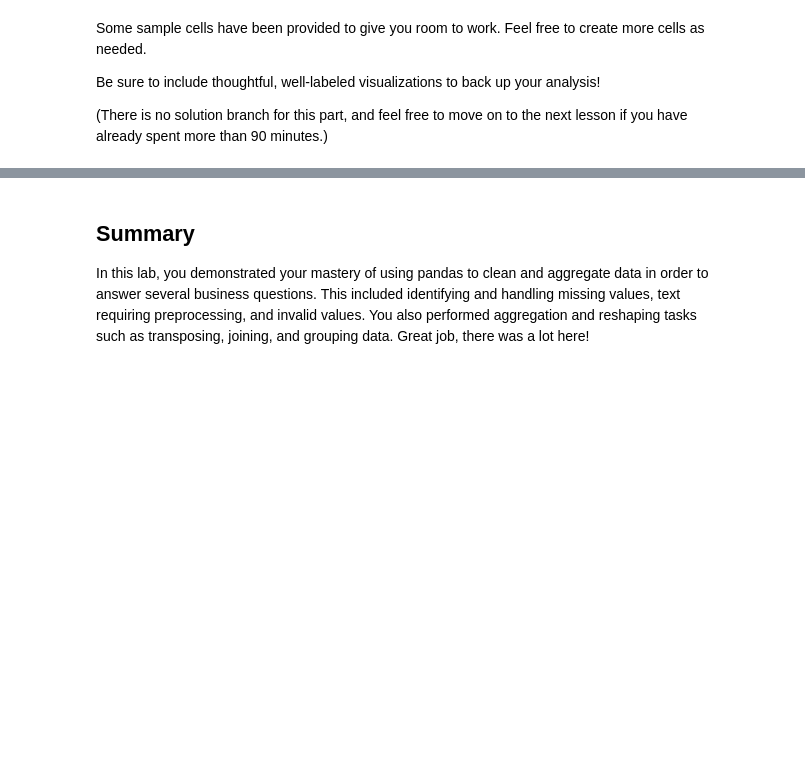
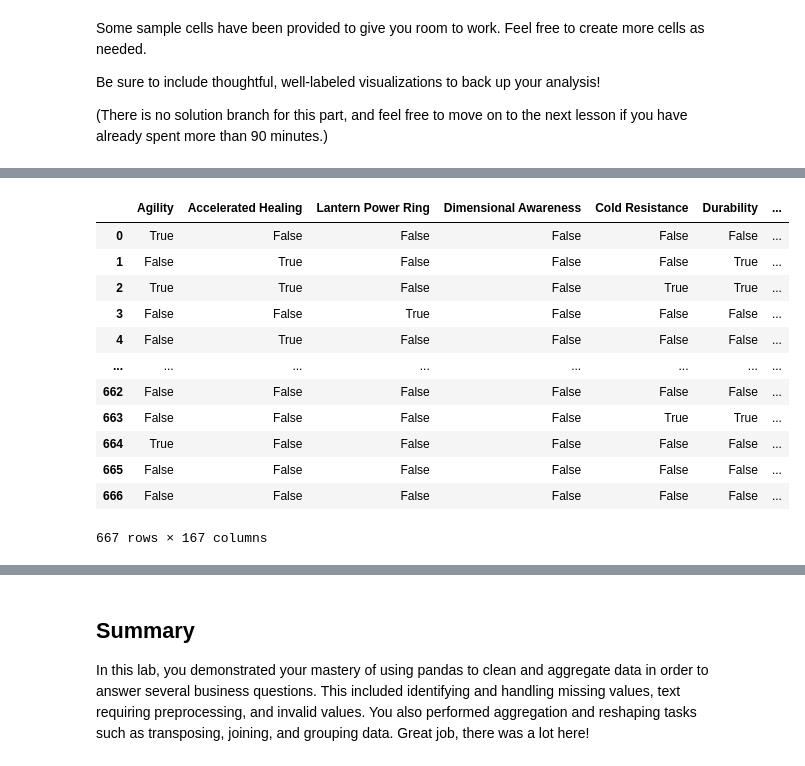
Before and after one commit to jennifernjeri/dsc-pandas-data-cleaning-lab, a Jupyter notebook: index.ipynb, the cells around one changed output, grey strips where cells are left out. Cells and saved outputs as stored; diff of their text form; code cells hidden in the pictures; blank space fills up the shorter version.

```diff
--- a/index.ipynb
+++ b/index.ipynb
@@ -907,0 +926,18 @@ Be sure to include thoughtful, well-labeled visualizations to back up your analy
+# %%
+#Drop Index with names
+question_5_df = question_5_df.reset_index(drop=True)
+question_5_df
+# %% [output]
+|  | Agility | Accelerated Healing | Lantern Power Ring | Dimensional Awareness | Cold Resistance | Durability | ... |
+| 0 | True | False | False | False | False | False | ... |
+| 1 | False | True | False | False | False | True | ... |
+| 2 | True | True | False | False | True | True | ... |
+| 3 | False | False | True | False | False | False | ... |
+| 4 | False | True | False | False | False | False | ... |
+| ... | ... | ... | ... | ... | ... | ... | ... |
+| 662 | False | False | False | False | False | False | ... |
+| 663 | False | False | False | False | True | True | ... |
+| 664 | True | False | False | False | False | False | ... |
+| 665 | False | False | False | False | False | False | ... |
+| 666 | False | False | False | False | False | False | ... |
+667 rows × 167 columns
```
Also changed, not shown: parts of 13 cells of this notebook.
